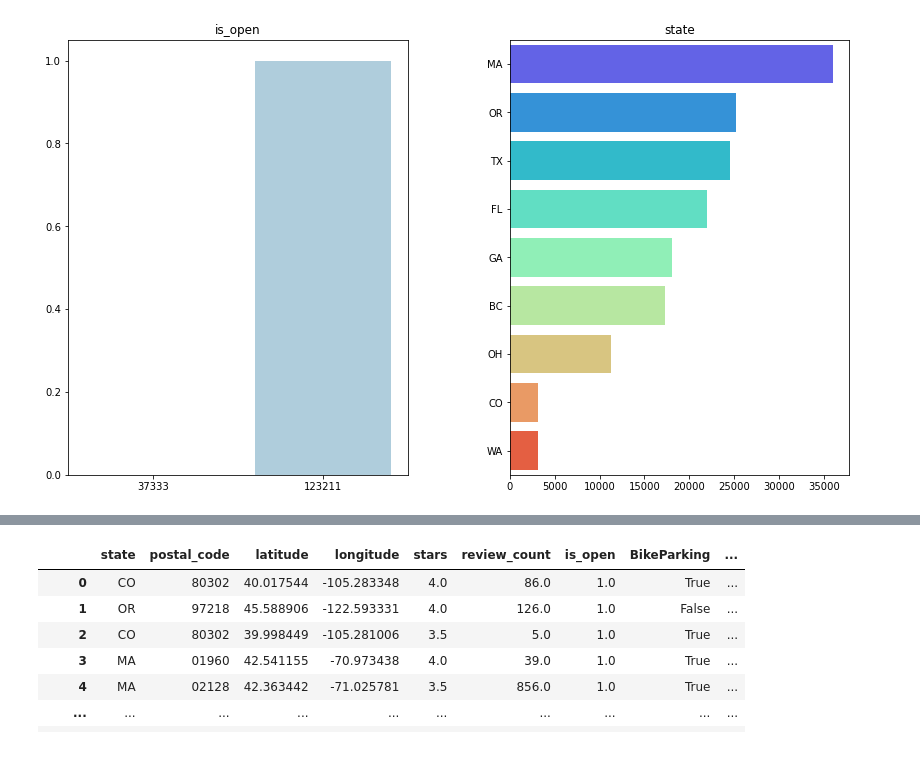
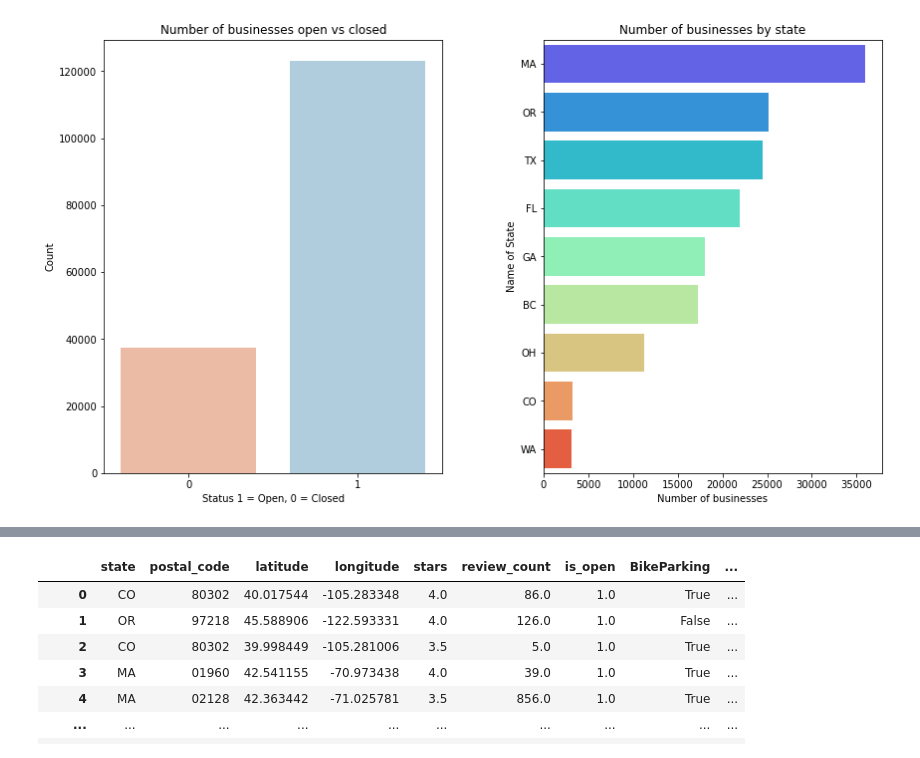
Before and after one commit to nikitparakh/CMSE_202_Final_Project, a Jupyter notebook: FinalProject.ipynb, the cells around one changed output, grey strips where cells are left out. Cells and saved outputs as stored; diff of their text form; code cells hidden in the pictures.

```diff
--- a/FinalProject.ipynb
+++ b/FinalProject.ipynb
@@ -81,21 +123,25 @@ plt.show()
 # %%
-# different type of graph for is_open and state
+# graph comparing number of open vs closes businesses
 f,ax = plt.subplots(1,2, figsize=(14,8))
 ax1,ax2, = ax.flatten()
 cnt = dfgraph['is_open'].value_counts()[:20].to_frame()
 
-sns.barplot(cnt['is_open'], cnt.index, palette = 'RdBu', ax =ax1)
-ax1.set_xlabel('')
-ax1.set_title('is_open')
+sns.barplot(cnt.index, cnt['is_open'], palette = 'RdBu', ax =ax1)
+ax1.set_xlabel('Status 1 = Open, 0 = Closed')
+ax1.set_ylabel('Count')
+ax1.set_title('Number of businesses open vs closed')
 
 cnt = dfgraph['state'].value_counts()[:20].to_frame()
 
+# graph comparing number of businesses by state
 sns.barplot(cnt['state'], cnt.index, palette = 'rainbow', ax =ax2)
-ax2.set_xlabel('')
-ax2.set_title('state')
+ax2.set_xlabel('Number of businesses')
+ax2.set_ylabel('Name of State')
+ax2.set_title('Number of businesses by state')
 plt.subplots_adjust(wspace=0.3)
+plt.show()
 # %% [output]
-[figure, old version]
+[figure, new version]
 # %%
 # made a folium map of the US showind the total number of is_open per state
 import folium
```
Also changed, not shown: parts of 42 cells of this notebook.
